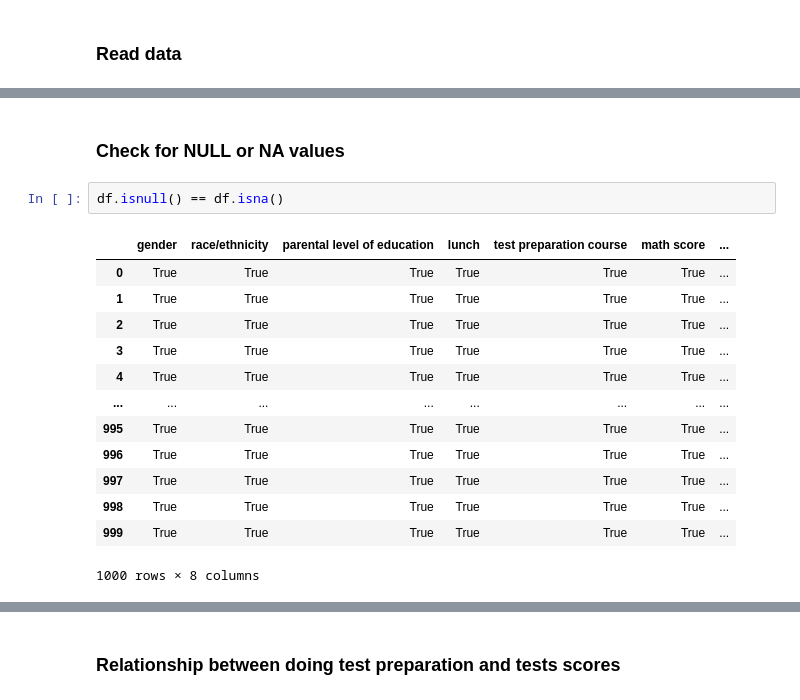
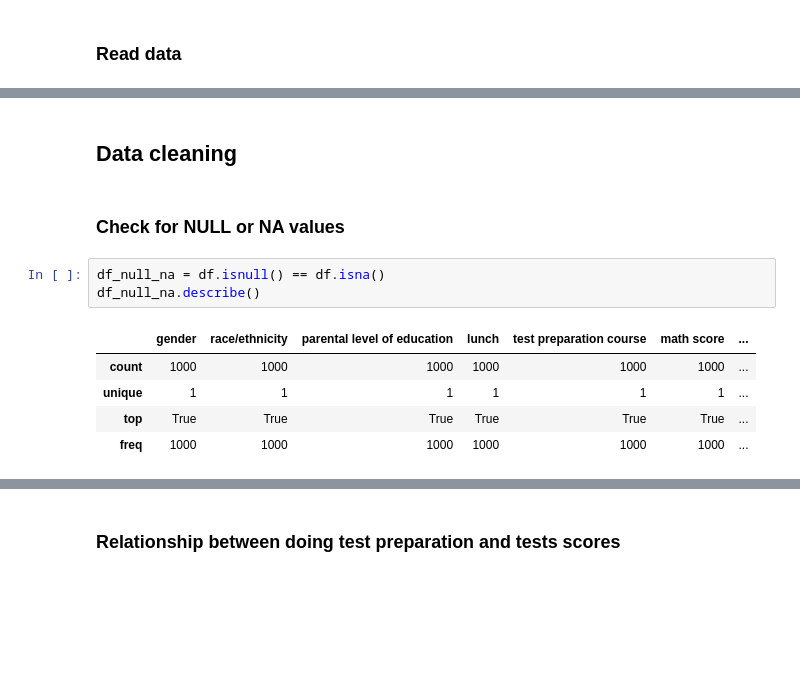
Before and after one commit to lucianopinochet/test_nb_project, a Jupyter notebook: student_performance.ipynb, the cells around one changed output, grey strips where cells are left out. Saved outputs shown, nothing was run; the diff lists cells and outputs as text; blank space fills up the shorter version.

```diff
--- a/student_performance.ipynb
+++ b/student_performance.ipynb
@@ -22,18 +59,13 @@ df.head()
+# %% [markdown]
+## Data cleaning
 # %% [markdown]
 ### Check for NULL or NA values
 # %%
-df.isnull() == df.isna()
+df_null_na = df.isnull() == df.isna()
+df_null_na.describe()
 # %% [output]
 |  | gender | race/ethnicity | parental level of education | lunch | test preparation course | math score | ... |
-| 0 | True | True | True | True | True | True | ... |
-| 1 | True | True | True | True | True | True | ... |
-| 2 | True | True | True | True | True | True | ... |
-| 3 | True | True | True | True | True | True | ... |
-| 4 | True | True | True | True | True | True | ... |
-| ... | ... | ... | ... | ... | ... | ... | ... |
-| 995 | True | True | True | True | True | True | ... |
-| 996 | True | True | True | True | True | True | ... |
-| 997 | True | True | True | True | True | True | ... |
-| 998 | True | True | True | True | True | True | ... |
-| 999 | True | True | True | True | True | True | ... |
+| count | 1000 | 1000 | 1000 | 1000 | 1000 | 1000 | ... |
+| unique | 1 | 1 | 1 | 1 | 1 | 1 | ... |
+| top | True | True | True | True | True | True | ... |
+| freq | 1000 | 1000 | 1000 | 1000 | 1000 | 1000 | ... |
-1000 rows × 8 columns
```
Also changed, not shown: parts of 17 cells of this notebook.
